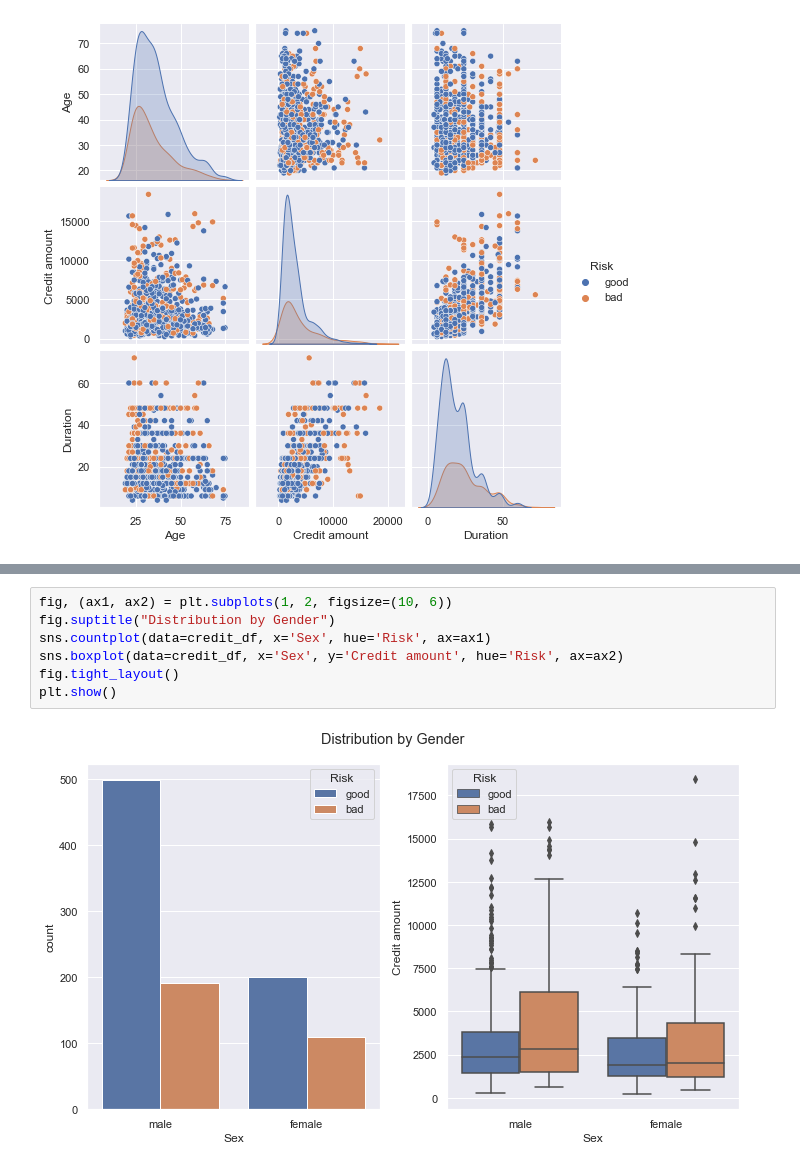
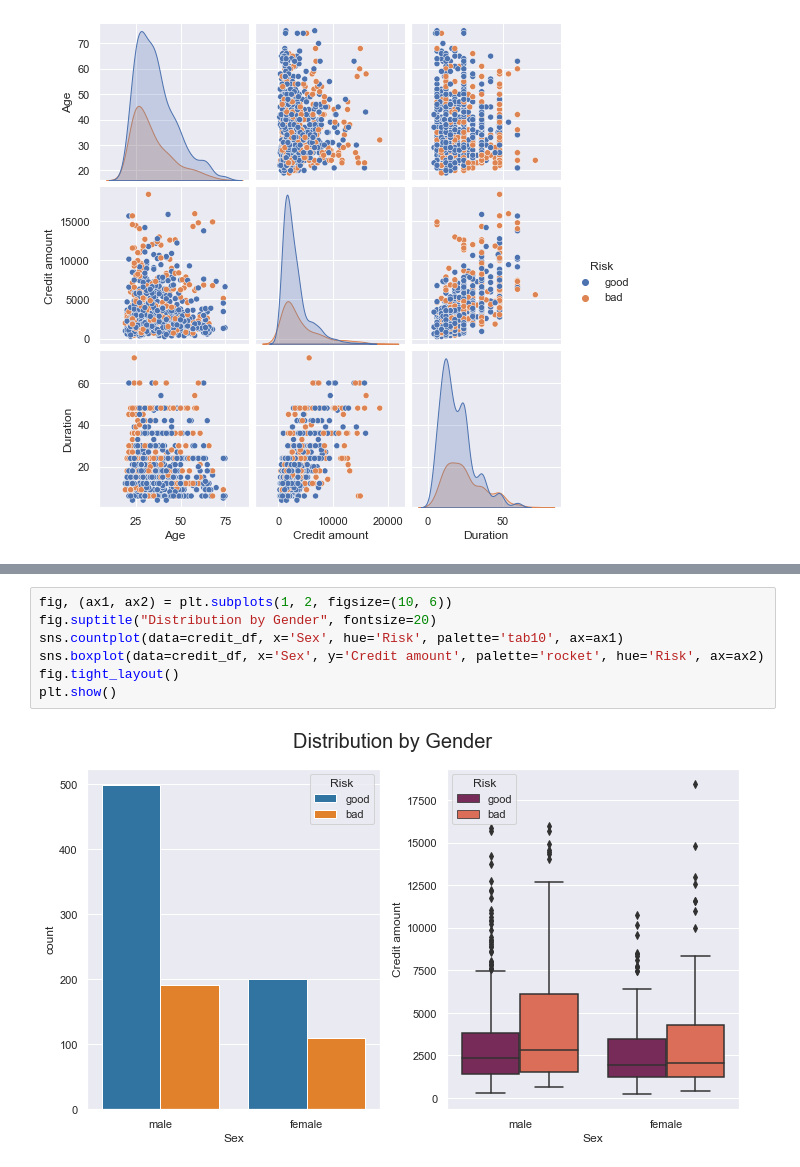
Before and after one commit to bigdatavietnam-org/german-credit-risk, a Jupyter notebook: german-credit-risk.ipynb, the cells around one changed output, grey strips where cells are left out. Drawn from its saved outputs; the diff is of its cells as text.

```diff
--- a/german-credit-risk.ipynb
+++ b/german-credit-risk.ipynb
@@ -158,11 +170,11 @@ plt.show()
 # %%
 fig, (ax1, ax2) = plt.subplots(1, 2, figsize=(10, 6))
-fig.suptitle("Distribution by Gender")
-sns.countplot(data=credit_df, x='Sex', hue='Risk', ax=ax1)
-sns.boxplot(data=credit_df, x='Sex', y='Credit amount', hue='Risk', ax=ax2)
+fig.suptitle("Distribution by Gender", fontsize=20)
+sns.countplot(data=credit_df, x='Sex', hue='Risk', palette='tab10', ax=ax1)
+sns.boxplot(data=credit_df, x='Sex', y='Credit amount', palette='rocket', hue='Risk', ax=ax2)
 fig.tight_layout()
 plt.show()
 # %% [output]
-[figure, old version]
+[figure, new version]
 # %%
 fig, (ax1, ax2, ax3) = plt.subplots(3, 1, figsize=(10, 20))
```
Also changed, not shown: parts of 10 cells of this notebook.
